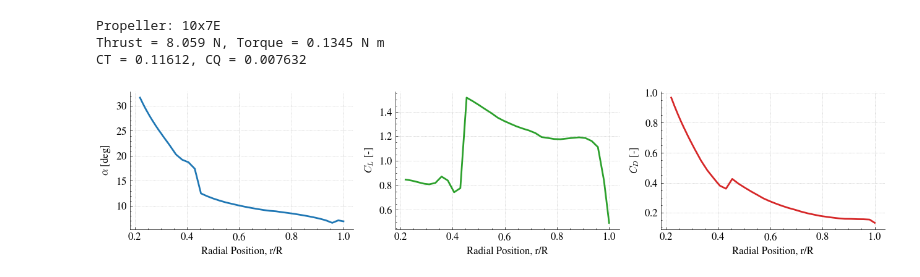
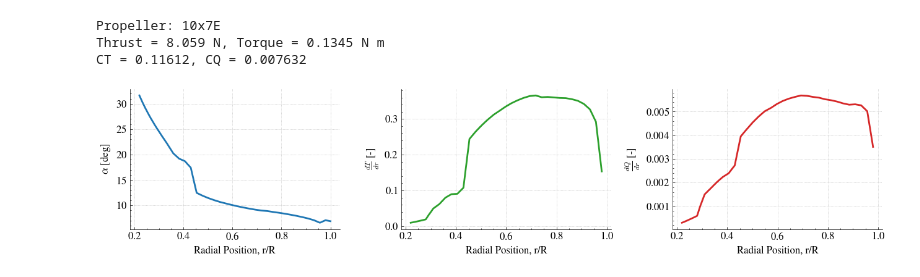
Before and after one commit to Frxljord/FastBEMT, a Jupyter notebook: Examples/BEMT.ipynb, the cells around one changed output. Saved outputs shown, nothing was run; the diff lists cells and outputs as text; code cells hidden in the pictures.

Commit message:
fixed BEMT plot labels

```diff
--- a/Examples/BEMT.ipynb
+++ b/Examples/BEMT.ipynb
@@ -42,31 +42,31 @@ sol = propeller.solution_data.copy()
 # %%
 r = sol['r'].to_numpy()
 norm_r = r / blade_dict['tip_radius']
 
 fig, axes = plt.subplots(1, 3, figsize=(13, 3))
 
 axes[0].plot(norm_r, sol['alpha'].to_numpy(), linewidth=2, color='tab:blue')
 axes[0].set_xlabel('Radial Position, r/R', fontsize=12)
 axes[0].set_ylabel('$\\alpha$ [deg]', fontsize=12)
 axes[0].grid(True, linestyle=':', alpha=1.0)
 axes[0].spines[['top', 'right']].set_visible(False)
 axes[0].tick_params(top=False, right=False, which='both', labelsize=12)
 
-axes[1].plot(norm_r, sol['Cl'].to_numpy(), linewidth=2, color='tab:green')
+axes[1].plot(norm_r, sol['d_t'].to_numpy(), linewidth=2, color='tab:green')
 axes[1].set_xlabel('Radial Position, r/R', fontsize=12)
-axes[1].set_ylabel('$C_L$ [-]', fontsize=12)
+axes[1].set_ylabel('$\\frac{dT}{dr}$ [-]', fontsize=12)
 axes[1].grid(True, linestyle=':', alpha=1.0)
 axes[1].spines[['top', 'right']].set_visible(False)
 axes[1].tick_params(top=False, right=False, which='both', labelsize=12)
 
-axes[2].plot(norm_r, sol['Cd'].to_numpy(), linewidth=2, color='tab:red')
+axes[2].plot(norm_r, sol['d_q'].to_numpy(), linewidth=2, color='tab:red')
 axes[2].set_xlabel('Radial Position, r/R', fontsize=12)
-axes[2].set_ylabel('$C_D$ [-]', fontsize=12)
+axes[2].set_ylabel('$\\frac{dQ}{dr}$ [-]', fontsize=12)
 axes[2].grid(True, linestyle=':', alpha=1.0)
 axes[2].spines[['top', 'right']].set_visible(False)
 axes[2].tick_params(top=False, right=False, which='both', labelsize=12)
 
 plt.tight_layout()
 plt.show()
 # %% [output]
-[figure, old version]
+[figure, new version]
```
